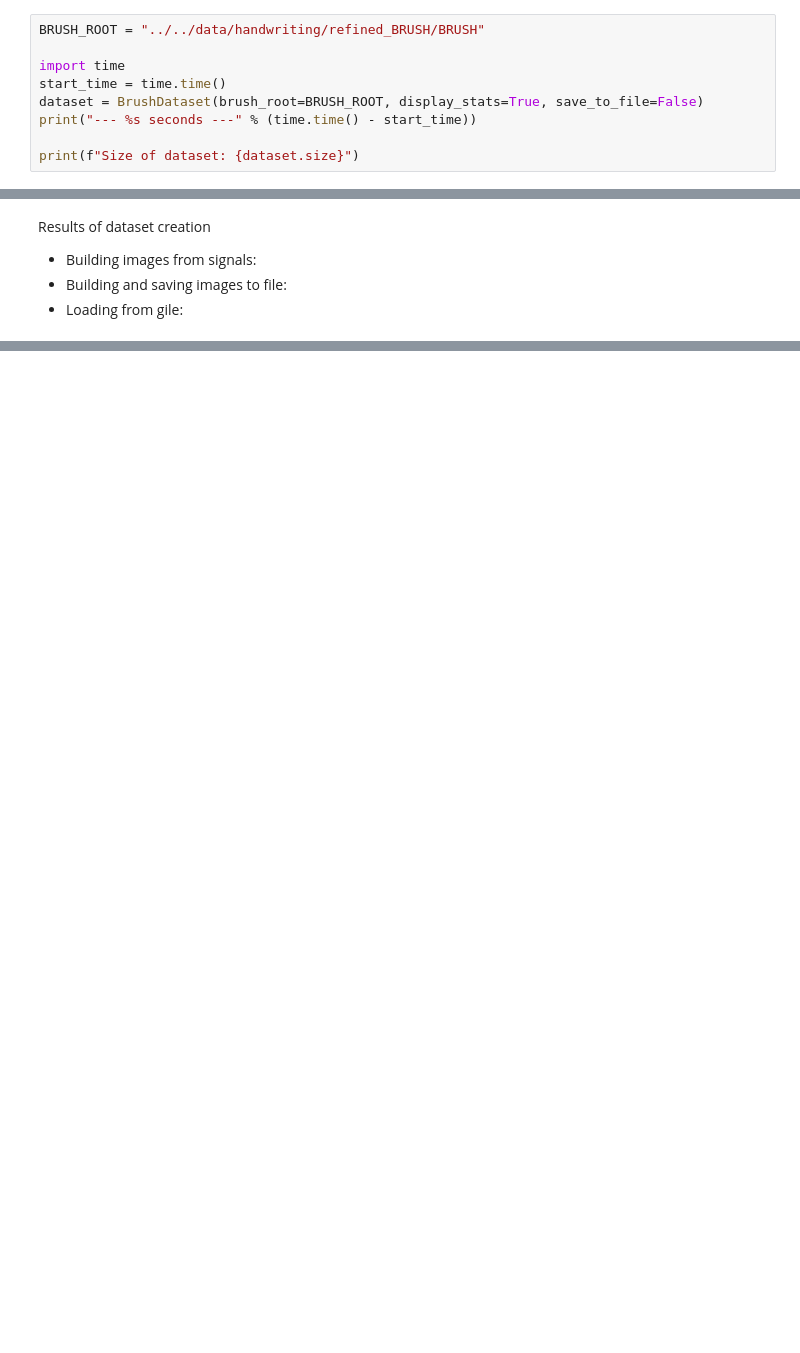
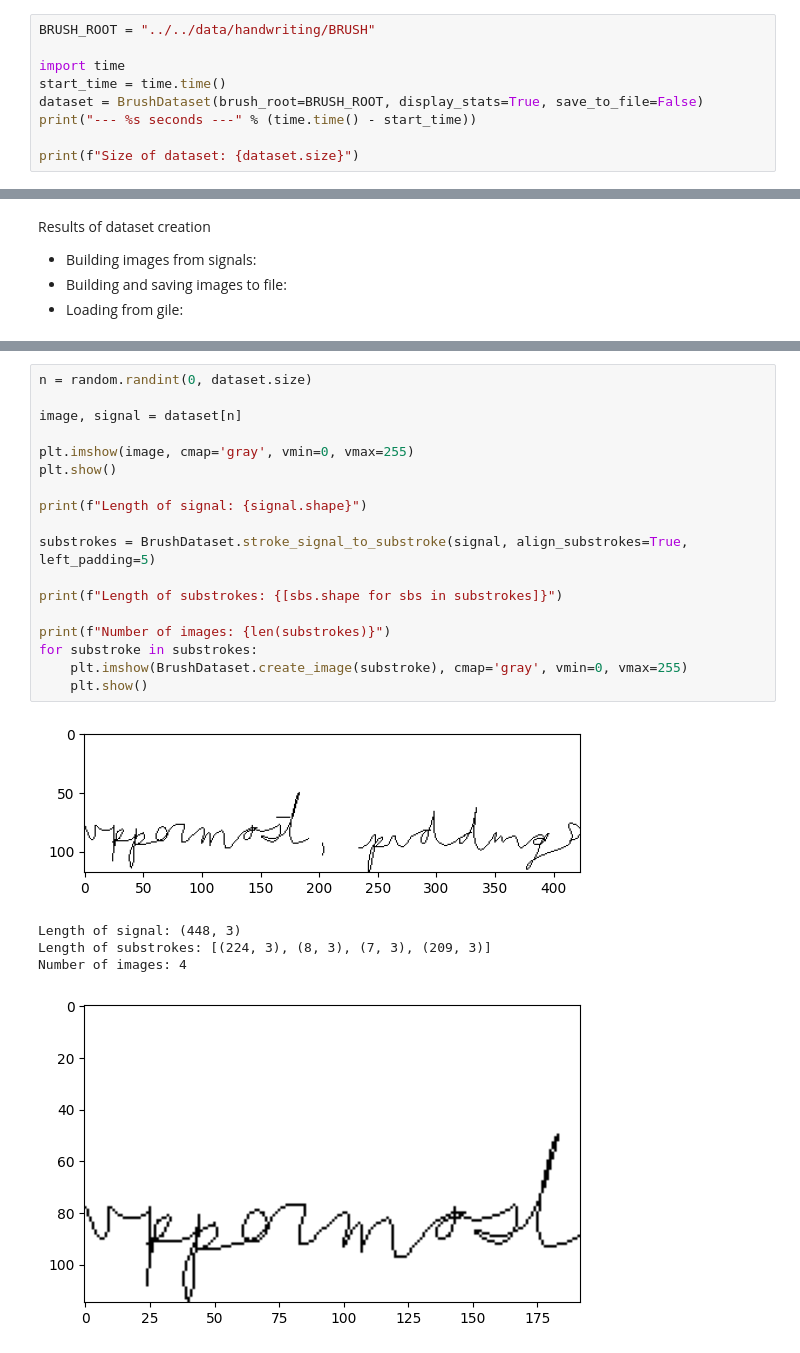
Before and after one commit to maximewel/papyrus-research, a Jupyter notebook: dataset_loading/BRUSH/brush_dataloader.ipynb, the cells around one changed output, grey strips where cells are left out. Drawn from its saved outputs; the diff is of its cells as text; blank space fills up the shorter version.

Commit message:
feature(BRUSH): Add ability to cut strokes into substrokes

```diff
--- a/dataset_loading/BRUSH/brush_dataloader.ipynb
+++ b/dataset_loading/BRUSH/brush_dataloader.ipynb
@@ -194,5 +265,5 @@ print(f"Size of dataset: {dataset.size}")
 # %%
-BRUSH_ROOT = "../../data/handwriting/refined_BRUSH/BRUSH"
+BRUSH_ROOT = "../../data/handwriting/BRUSH"
 
 import time
 start_time = time.time()
@@ -219,0 +295,24 @@ plt.show()
+# %%
+n = random.randint(0, dataset.size)
+
+image, signal = dataset[n]
+
+plt.imshow(image, cmap='gray', vmin=0, vmax=255)
+plt.show()
+
+print(f"Length of signal: {signal.shape}")
+
+substrokes = BrushDataset.stroke_signal_to_substroke(signal, align_substrokes=True, left_padding=5)
+
+print(f"Length of substrokes: {[sbs.shape for sbs in substrokes]}")
+
+print(f"Number of images: {len(substrokes)}")
+for substroke in substrokes:
+    plt.imshow(BrushDataset.create_image(substroke), cmap='gray', vmin=0, vmax=255)
+    plt.show()
+# %% [output]
+[figure, added]
+Length of signal: (448, 3)
+Length of substrokes: [(224, 3), (8, 3), (7, 3), (209, 3)]
+Number of images: 4
+[figure, added]
```
Also changed, not shown: parts of 10 cells of this notebook, 3 other files.
